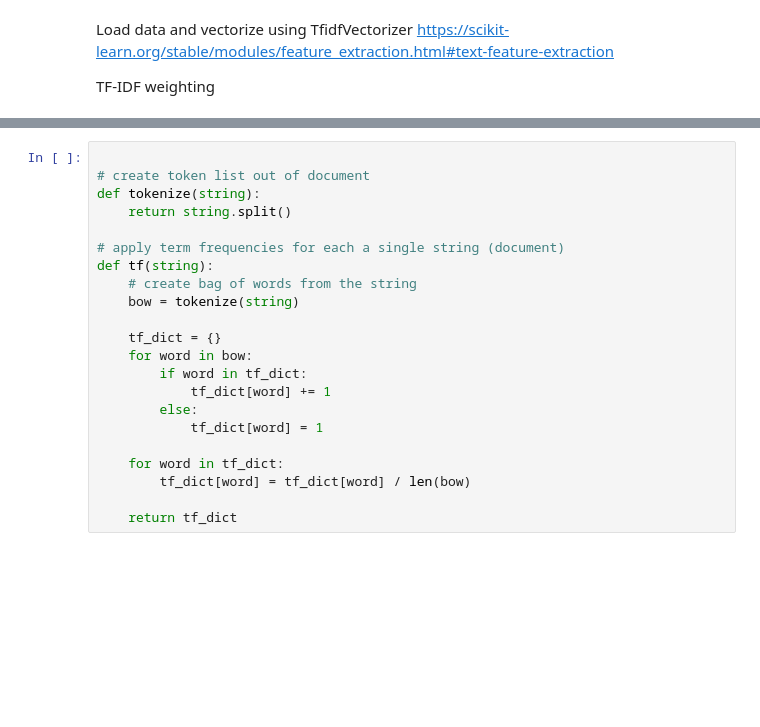
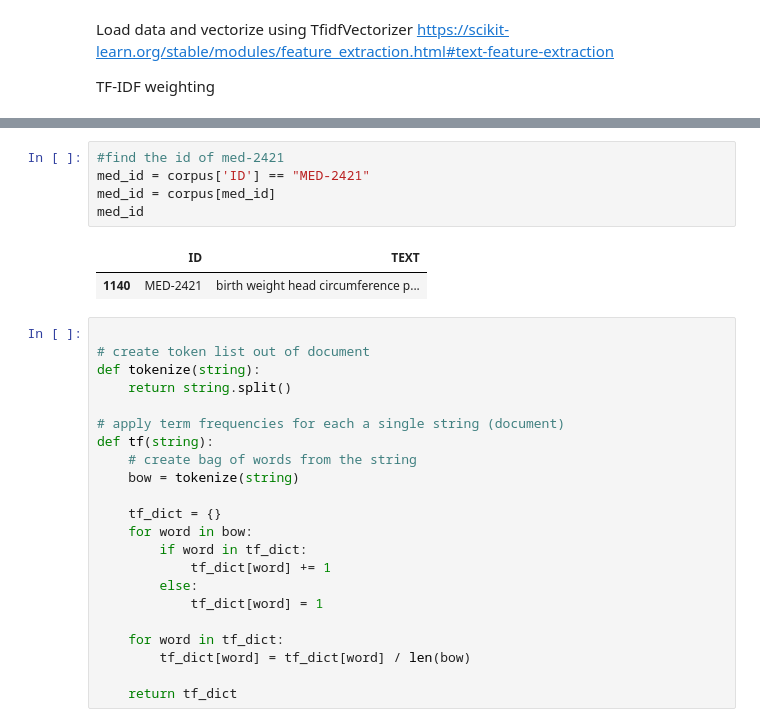
Before and after one commit to tugaevaea/IRWS, a Jupyter notebook: Rand_proj_Elly.ipynb, the cells around one changed output, grey strips where cells are left out. Drawn from its saved outputs; the diff is of its cells as text; blank space fills up the shorter version.

```diff
--- a/Rand_proj_Elly.ipynb
+++ b/Rand_proj_Elly.ipynb
@@ -39,6 +34,14 @@ corpus
 | 3191 | MED-5370 | long chain omega num fatty acids ... |
 | 3192 | MED-5371 | omega num fatty acids treatment d... |
 3193 rows × 2 columns
+# %%
+#find the id of med-2421
+med_id = corpus['ID'] == "MED-2421"
+med_id = corpus[med_id]
+med_id
+# %% [output]
+|  | ID | TEXT |
+| 1140 | MED-2421 | birth weight head circumference p... |
 # %%
 
 # create token list out of document
```
Also changed, not shown: parts of 26 cells of this notebook.
